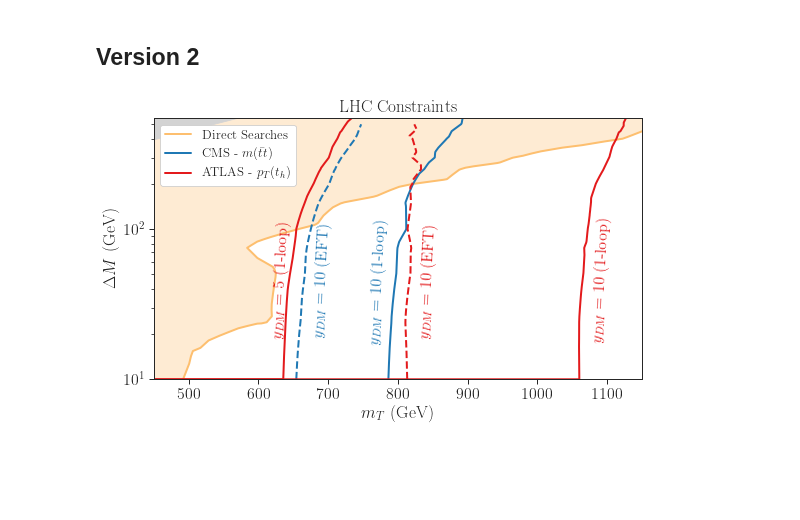
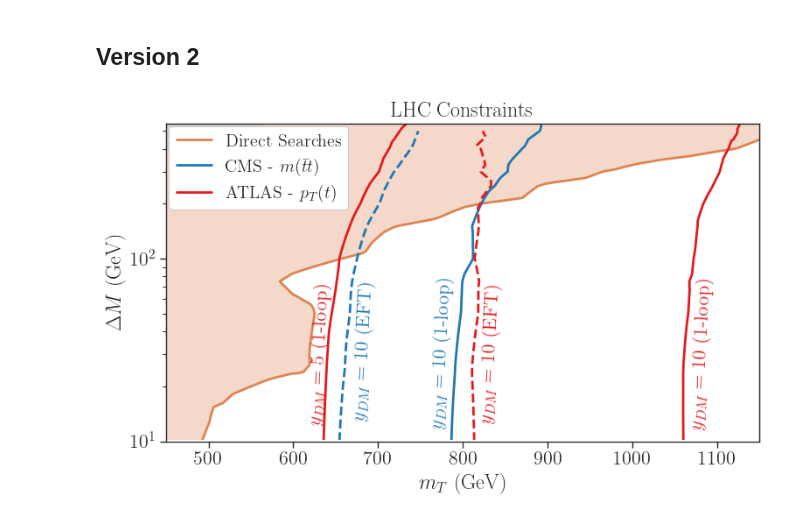
Before and after one commit to andlessa/SMStoEFT, a Jupyter notebook: notebooks/constraints/plots-AllExclusions.ipynb, the cells around one changed output. Cells and saved outputs as stored; diff of their text form; code cells hidden in the pictures; blank space fills up the shorter version.

Commit message:
Updated plots for draft

```diff
--- a/notebooks/constraints/plots-AllExclusions.ipynb
+++ b/notebooks/constraints/plots-AllExclusions.ipynb
@@ -146,24 +146,24 @@ plt.show()
 colors = sns.color_palette('Paired')
 plots = {
          'Direct Searches' : {'contour' : 0.66, 'dataDict' : directDict, 'label' : 'Direct Searches', 'textLabel' : None,
-                              'fill' : True, 'linestyle' : 'solid', 'color' : colors[6]},
+                              'fill' : True, 'linestyle' : 'solid', 'color' : sns.color_palette('deep')[1]},
          r'$m(t\bar{t})$, $y_{DM} = 10$ (1-loop)' : {'contour' : 10.0, 'dataDict' : cmsMTTdict,
-                                                     'label' : r'CMS - $m(\bar{t} t)$', 'textLabel' : r'$y_{DM} = 10$ (1-loop)','textoffset' : -25,
+                                                     'label' : r'CMS - $m(\bar{t} t)$', 'textLabel' : r'$y_{DM} = 10$ (1-loop)','textoffset' : -18,
                                                      'fill' : False, 'linestyle' : 'solid', 'color' : colors[1]},
          r'$m(t\bar{t})$, $y_{DM} = 10$ (EFT)' : {'contour' : 10.0, 'dataDict' : cmsMTTdictEFT,
-                                                  'label' : None,'textLabel' : r'$y_{DM} = 10$ (EFT)','textoffset' : 25,
+                                                  'label' : None,'textLabel' : r'$y_{DM} = 10$ (EFT)','textoffset' : 20,
                                                   'fill' : False, 'linestyle' : 'dashed', 'color' : colors[1]},
          r'$p_T(t_h)$, $y_{DM} = 5$ (1-loop)' : {'contour' : 5.0, 'dataDict' : atlasPTdict,
-                                                    'label' : r'ATLAS - $p_T(t_h)$', 'textLabel' : r'$y_{DM} = 5$ (1-loop)','textoffset' : -13,
+                                                    'label' : r'ATLAS - $p_T(t)$', 'textLabel' : r'$y_{DM} = 5$ (1-loop)','textoffset' : -10,
                                                      'fill' : False, 'linestyle' : 'solid', 'color' : colors[5]},
-        # r'$p_T(t_h)$, $y_{DM} = 5$ (EFT)' : {'contour' : 5.0, 'dataDict' : atlasPTdictEFT,
-                                                    # 'label' : None, 'textLabel' : r'$y_{DM} = 5$ (EFT)',
-                                                  # 'fill' : False, 'linestyle' : 'dashed', 'color' : colors[5]},
+        r'$p_T(t_h)$, $y_{DM} = 5$ (EFT)' : {'contour' : 5.0, 'dataDict' : atlasPTdictEFT, 'textoffset' : -10,
+                                                    'label' : None, 'textLabel' : r'$y_{DM} = 5$ (EFT)',
+                                                  'fill' : False, 'linestyle' : 'dashed', 'color' : colors[5]},
          r'$p_T(t_h)$, $y_{DM} = 10$ (1-loop)' : {'contour' : 10.0, 'dataDict' : atlasPTdict,
-                                                     'label' : None, 'textLabel' : r'$y_{DM} = 10$ (1-loop)','textoffset' : 25,
+                                                     'label' : None, 'textLabel' : r'$y_{DM} = 10$ (1-loop)','textoffset' : 20,
                                                      'fill' : False, 'linestyle' : 'solid', 'color' : colors[5]},
         r'$p_T(t_h)$, $y_{DM} = 10$ (EFT)' : {'contour' : 10.0, 'dataDict' : atlasPTdictEFT,
-                                                  'label' : None, 'textLabel' : r'$y_{DM} = 10$ (EFT)','textoffset' : 25,
+                                                  'label' : None, 'textLabel' : r'$y_{DM} = 10$ (EFT)','textoffset' : 20,
                                                   'fill' : False, 'linestyle' : 'dashed', 'color' : colors[5]},
 
          }
@@ -174,33 +174,34 @@ for p,pInfo in plots.items():
     data = pInfo['dataDict'][pInfo['contour']]
     x = data['mST_GeV']
     y = data['deltaM_GeV']
     # if any(x > 450.):
         # y = y[x>450.]
         # x = x[x>450.]
     label = pInfo['label']
     txtLabel = pInfo['textLabel']
     l, = plt.plot(x,y,label=label,linewidth=2,color=pInfo['color'],linestyle=pInfo['linestyle'])
     if txtLabel:
-        label_line(fig,l, txtLabel, near_y=45.,
+        label_line(fig,l, txtLabel, near_y=30.,
                 rotation=87.,fontsize=16,
                 xmin=450.,offset=(pInfo['textoffset'],0.),boxalpha=0.0)
 
     if pInfo['fill']:
         plt.fill_betweenx(y,x,200,alpha=0.3,color=pInfo['color'])
 
 
 plt.fill_betweenx([200.,600.],[200.,600.],color='lightgray',alpha=1.0)
 # plt.text(210.,400.,r'$m_T < m_{\chi}$',fontsize=17)
+plt.hlines(y=10.,xmin=0.,xmax=2000.,colors='white',linewidth=3)
 
-plt.legend(loc='upper left',fontsize=13,framealpha=1.0)
+plt.legend(loc=(0.005,0.73),fontsize=14.5,framealpha=1.0)
 plt.yscale('log')
 plt.xlabel(r'$m_{T}$ (GeV)')
 plt.ylabel(r'$\Delta M$ (GeV)')
 plt.xlim(450,1150)
 plt.ylim(10,550)
 plt.title('LHC Constraints')
 plt.tight_layout()
 plt.savefig('allExclusions_v2.png')
 plt.show()
 # %% [output]
-[figure, old version]
+[figure, new version]
```
Also changed, not shown: parts of 1 cell of this notebook, 7 other files.
